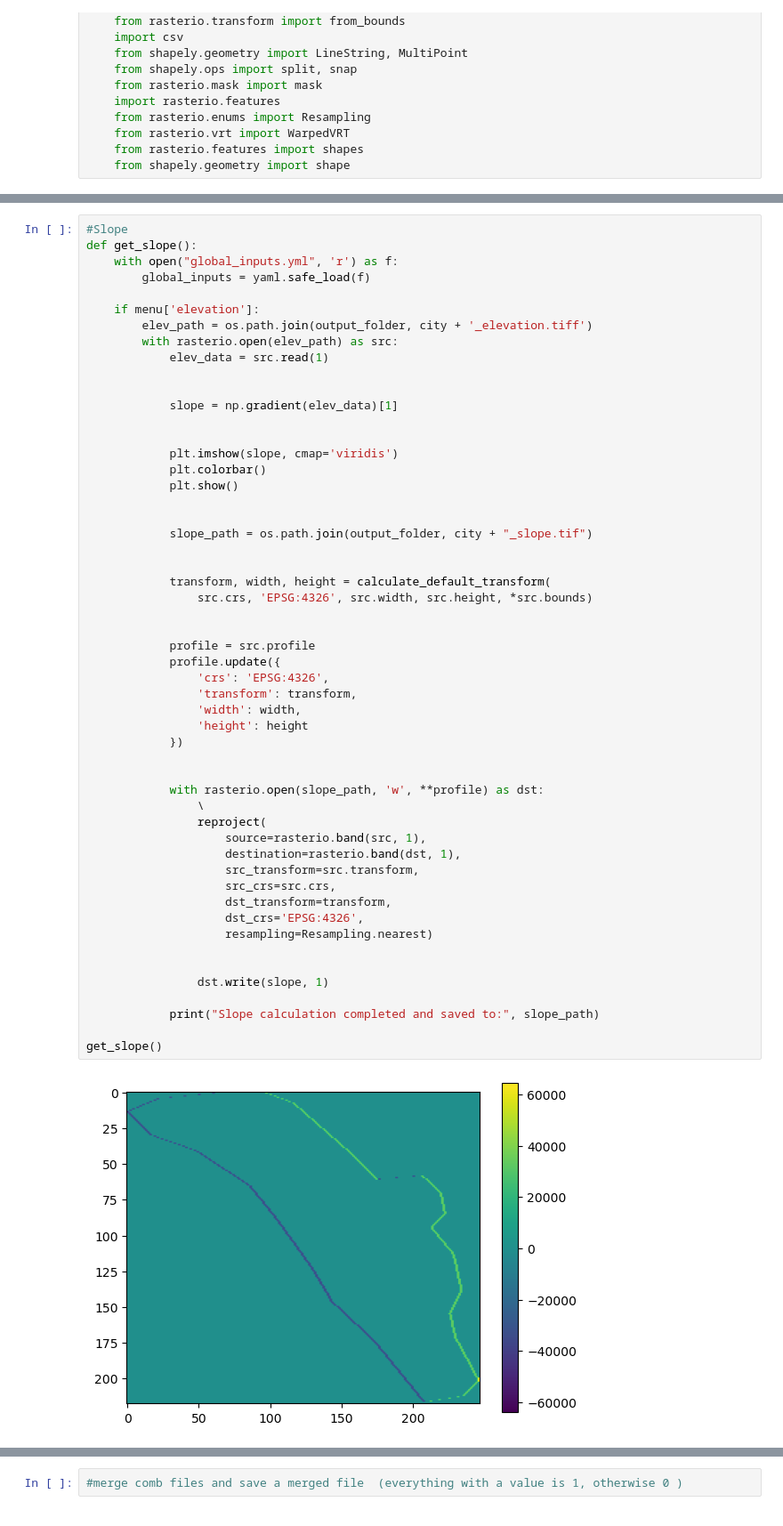
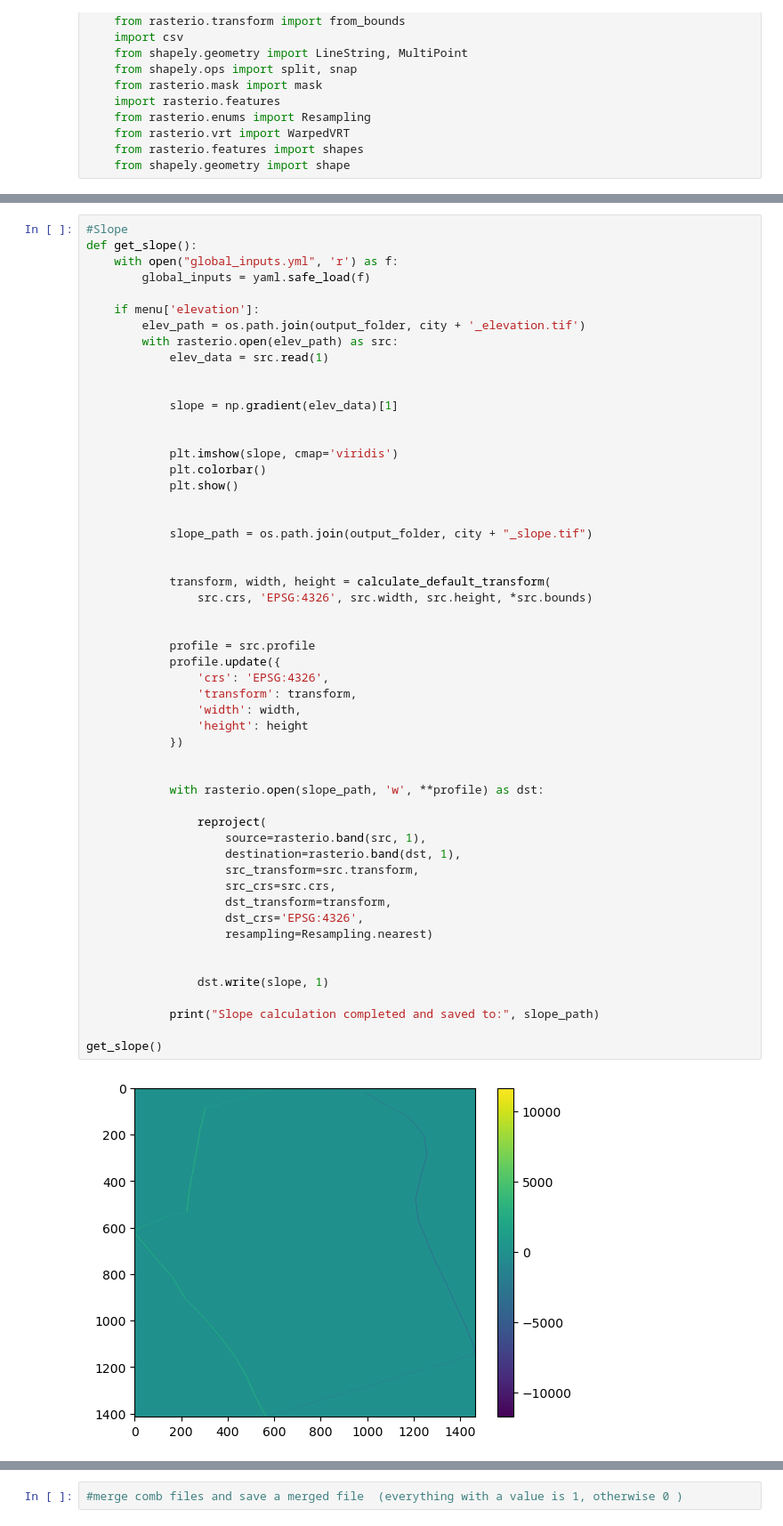
Before and after one commit to rosemaryturtle/city-scan-automation, a Jupyter notebook: toolbox.ipynb, the cells around one changed output, grey strips where cells are left out. Shown: that part at 89% size. Drawn from its saved outputs; the diff is of its cells as text.

```diff
--- a/toolbox.ipynb
+++ b/toolbox.ipynb
@@ -93,7 +93,7 @@ def get_slope():
         global_inputs = yaml.safe_load(f)
 
     if menu['elevation']:
-        elev_path = os.path.join(output_folder, city + '_elevation.tiff')
+        elev_path = os.path.join(output_folder, city + '_elevation.tif')
         with rasterio.open(elev_path) as src:
             elev_data = src.read(1)
 
@@ -112,32 +112,32 @@ def get_slope():
             transform, width, height = calculate_default_transform(
                 src.crs, 'EPSG:4326', src.width, src.height, *src.bounds)
 
 
             profile = src.profile
             profile.update({
                 'crs': 'EPSG:4326',
                 'transform': transform,
                 'width': width,
                 'height': height
             })
 
 
             with rasterio.open(slope_path, 'w', **profile) as dst:
-                \
+
                 reproject(
                     source=rasterio.band(src, 1),
                     destination=rasterio.band(dst, 1),
                     src_transform=src.transform,
                     src_crs=src.crs,
                     dst_transform=transform,
                     dst_crs='EPSG:4326',
                     resampling=Resampling.nearest)
 
 
                 dst.write(slope, 1)
 
             print("Slope calculation completed and saved to:", slope_path)
 
 get_slope()
 # %% [output]
-[figure, old version]
+[figure, new version]
```
Also changed, not shown: parts of 17 cells of this notebook, 39 other files.
